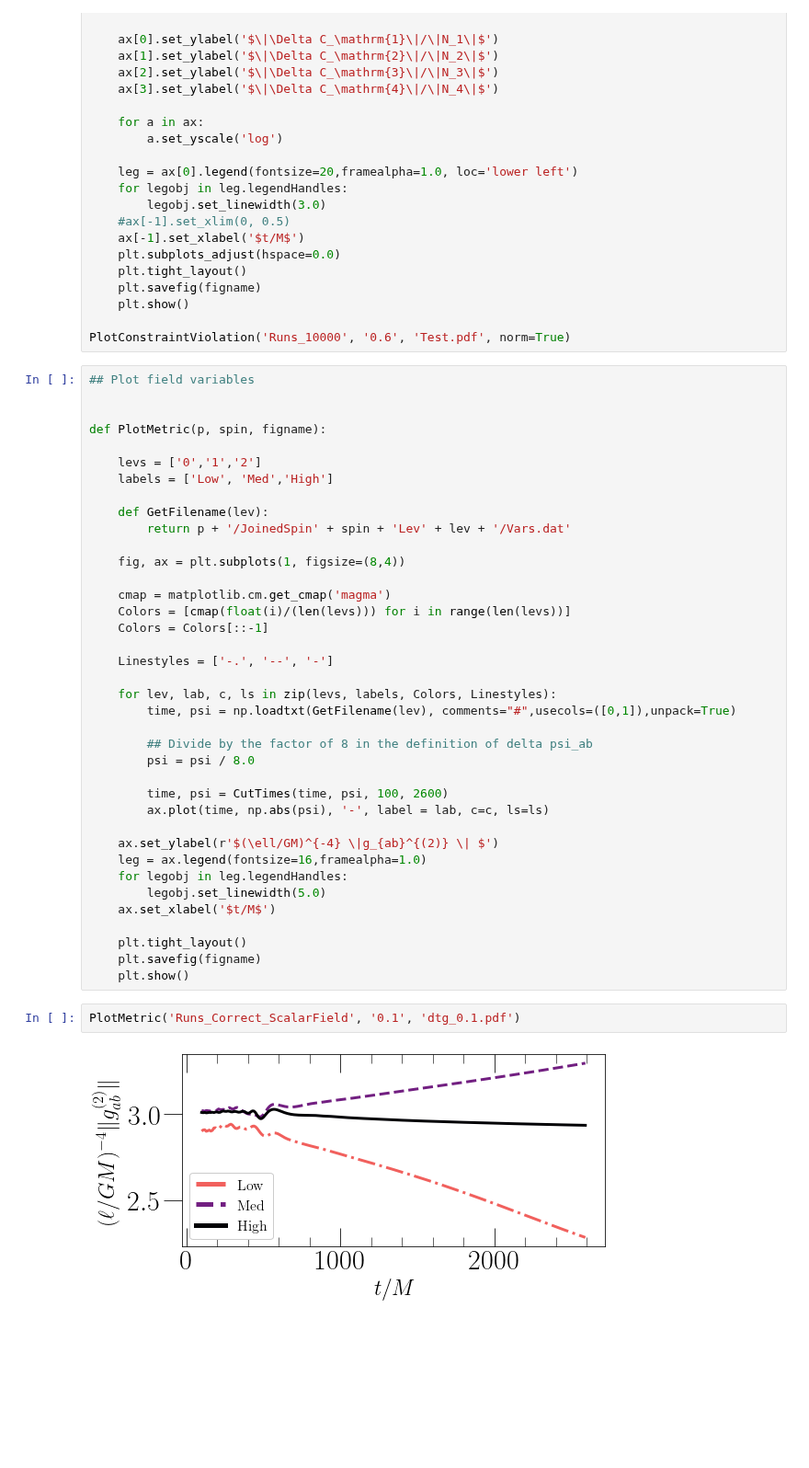
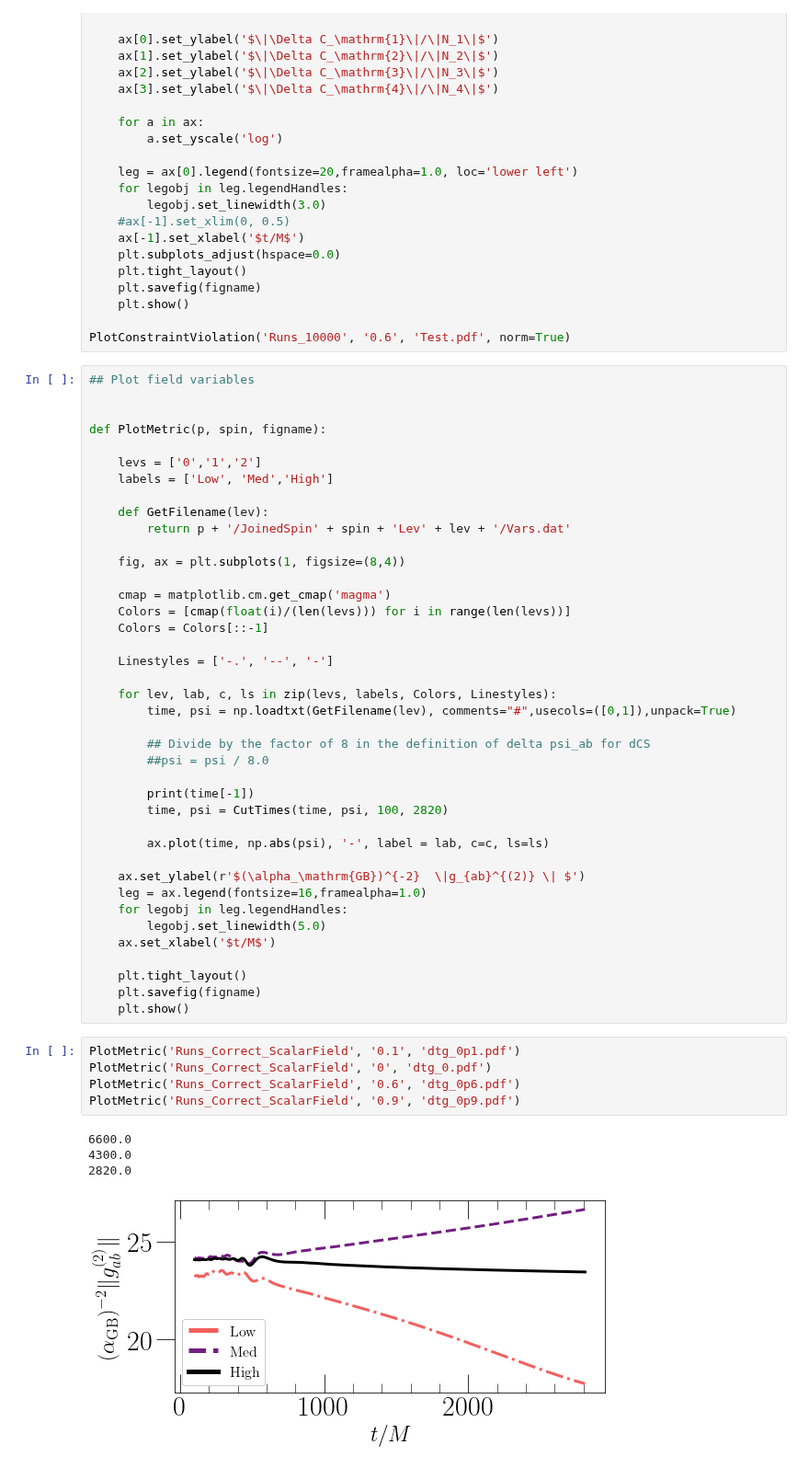
Before and after one commit to mariaokounkova/EDGB, a Jupyter notebook: Evolution/EvolutionPlots.ipynb, the cells around one changed output. Shown at 92% size. Drawn from its saved outputs; the diff is of its cells as text; blank space fills up the shorter version.

```diff
--- a/Evolution/EvolutionPlots.ipynb
+++ b/Evolution/EvolutionPlots.ipynb
@@ -125,13 +125,15 @@ def PlotMetric(p, spin, figname):
     for lev, lab, c, ls in zip(levs, labels, Colors, Linestyles):
         time, psi = np.loadtxt(GetFilename(lev), comments="#",usecols=([0,1]),unpack=True)
 
-        ## Divide by the factor of 8 in the definition of delta psi_ab
-        psi = psi / 8.0
+        ## Divide by the factor of 8 in the definition of delta psi_ab for dCS
+        ##psi = psi / 8.0
 
-        time, psi = CutTimes(time, psi, 100, 2600)
+        print(time[-1])
+        time, psi = CutTimes(time, psi, 100, 2820)
+
         ax.plot(time, np.abs(psi), '-', label = lab, c=c, ls=ls)
 
-    ax.set_ylabel(r'$(\ell/GM)^{-4} \|g_{ab}^{(2)} \| $')
+    ax.set_ylabel(r'$(\alpha_\mathrm{GB})^{-2}  \|g_{ab}^{(2)} \| $')
     leg = ax.legend(fontsize=16,framealpha=1.0)
     for legobj in leg.legendHandles:
         legobj.set_linewidth(5.0)
@@ -140,7 +142,13 @@ def PlotMetric(p, spin, figname):
     plt.tight_layout()
     plt.savefig(figname)
     plt.show()
-# %%
-PlotMetric('Runs_Correct_ScalarField', '0.1', 'dtg_0.1.pdf')
-# %% [output]
-[figure, removed]
+# %%
+PlotMetric('Runs_Correct_ScalarField', '0.1', 'dtg_0p1.pdf')
+PlotMetric('Runs_Correct_ScalarField', '0', 'dtg_0.pdf')
+PlotMetric('Runs_Correct_ScalarField', '0.6', 'dtg_0p6.pdf')
+PlotMetric('Runs_Correct_ScalarField', '0.9', 'dtg_0p9.pdf')
+# %% [output]
+6600.0
+4300.0
+2820.0
+[figure, added]
```
Also changed, not shown: parts of 5 cells of this notebook.
